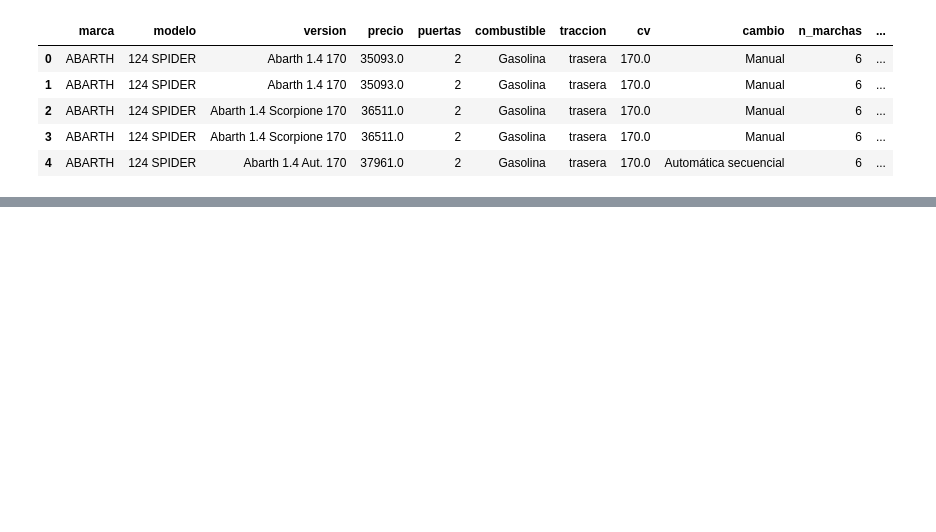
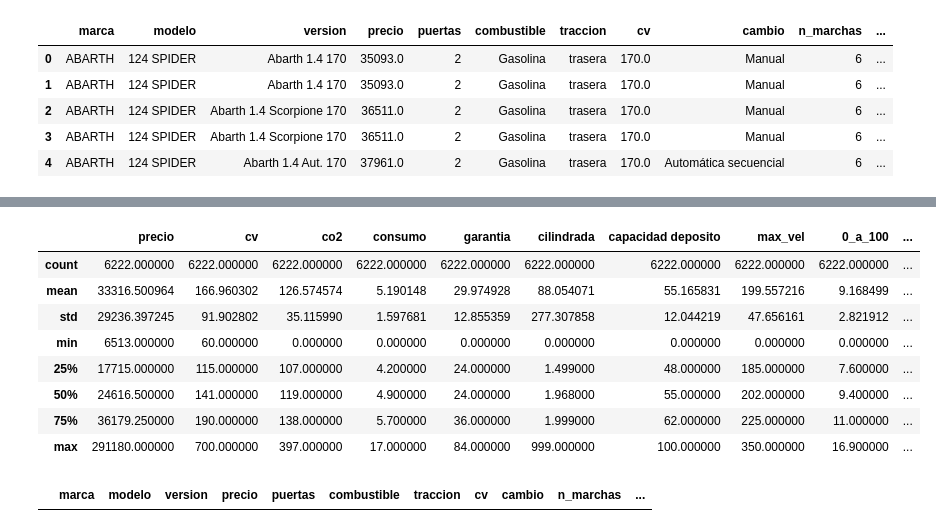
Before and after one commit to prealfer/TFM_Recomendador_de_automoviles, a Jupyter notebook: Construcción Dataframe definitivo.ipynb, the cells around one changed output, grey strips where cells are left out. Drawn from its saved outputs; the diff is of its cells as text; code cells hidden in the pictures; blank space fills up the shorter version.

```diff
--- a/Construcción Dataframe definitivo.ipynb
+++ b/Construcción Dataframe definitivo.ipynb
@@ -1042,0 +1196,4 @@ tot2.head()
+# %%
+tot2.drop('Segmento', axis=1, inplace=True)
+# %%
+tot2 = pd.merge(tot2,df_tot,how='outer',left_on='modelo', right_on='Modelo')
@@ -1042,0 +1220,4 @@ tot2.head()
+# %%
+rows_to_drop = tot2[tot2.modelo.isnull()].index
+# %%
+tot2.drop(rows_to_drop, inplace=True)
@@ -1042,0 +1254,16 @@ tot2.head()
+# %%
+tot2.describe()
+# %% [output]
+|  | precio | cv | co2 | consumo | garantia | cilindrada | capacidad deposito | max_vel | 0_a_100 | ... |
+| count | 6222.000000 | 6222.000000 | 6222.000000 | 6222.000000 | 6222.000000 | 6222.000000 | 6222.000000 | 6222.000000 | 6222.000000 | ... |
+| mean | 33316.500964 | 166.960302 | 126.574574 | 5.190148 | 29.974928 | 88.054071 | 55.165831 | 199.557216 | 9.168499 | ... |
+| std | 29236.397245 | 91.902802 | 35.115990 | 1.597681 | 12.855359 | 277.307858 | 12.044219 | 47.656161 | 2.821912 | ... |
+| min | 6513.000000 | 60.000000 | 0.000000 | 0.000000 | 0.000000 | 0.000000 | 0.000000 | 0.000000 | 0.000000 | ... |
+| 25% | 17715.000000 | 115.000000 | 107.000000 | 4.200000 | 24.000000 | 1.499000 | 48.000000 | 185.000000 | 7.600000 | ... |
+| 50% | 24616.500000 | 141.000000 | 119.000000 | 4.900000 | 24.000000 | 1.968000 | 55.000000 | 202.000000 | 9.400000 | ... |
+| 75% | 36179.250000 | 190.000000 | 138.000000 | 5.700000 | 36.000000 | 1.999000 | 62.000000 | 225.000000 | 11.000000 | ... |
+| max | 291180.000000 | 700.000000 | 397.000000 | 17.000000 | 84.000000 | 999.000000 | 100.000000 | 350.000000 | 16.900000 | ... |
+# %%
+tot2[tot2.cv==17]
+# %% [output]
+|  | marca | modelo | version | precio | puertas | combustible | traccion | cv | cambio | n_marchas | ... |
```
Also changed, not shown: parts of 88 cells of this notebook.
